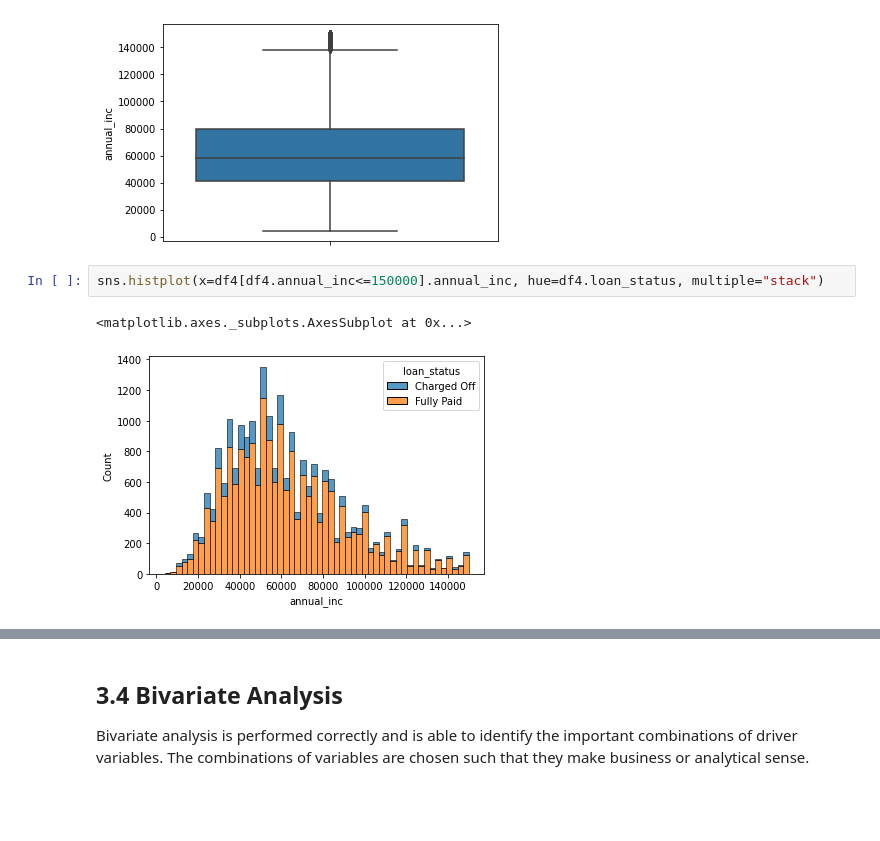
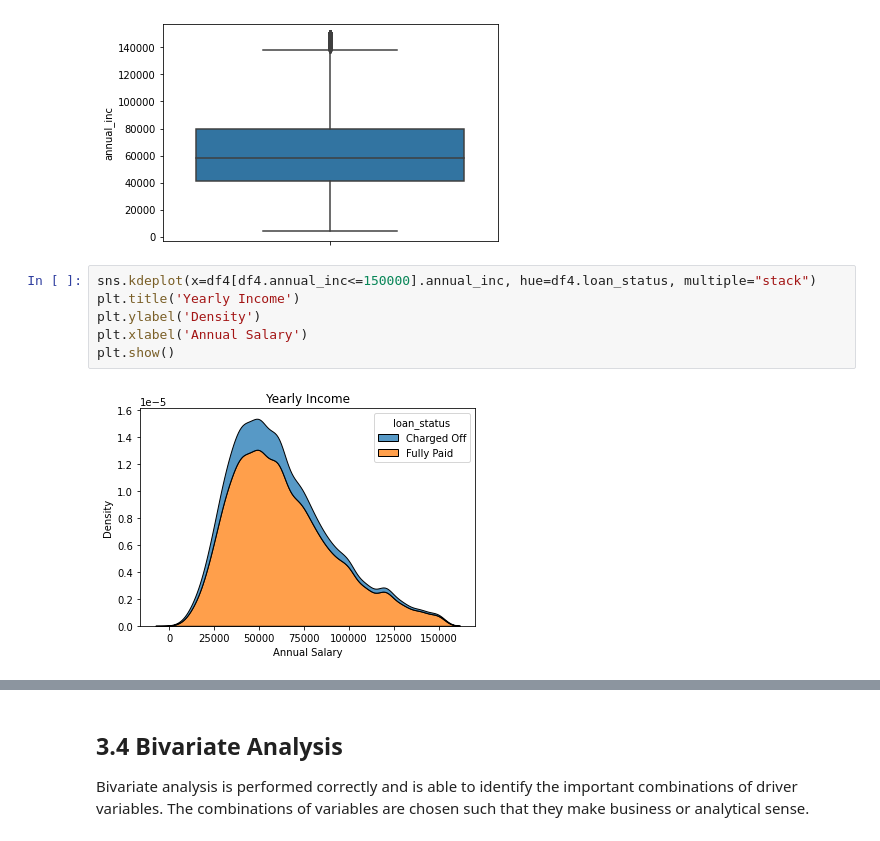
Before and after one commit to hargurjeet/Lending-Club-CaseStudy, a Jupyter notebook: Lending_Club_Case_Study.ipynb, the cells around one changed output, grey strips where cells are left out. Saved outputs shown, nothing was run; the diff lists cells and outputs as text; blank space fills up the shorter version.

```diff
--- a/Lending_Club_Case_Study.ipynb
+++ b/Lending_Club_Case_Study.ipynb
@@ -580,7 +575,10 @@ sns.boxplot(y=df4[df4.annual_inc<=150000].annual_inc)
 <matplotlib.axes._subplots.AxesSubplot at 0x...>
 [figure]
 # %%
-sns.histplot(x=df4[df4.annual_inc<=150000].annual_inc, hue=df4.loan_status, multiple="stack")
+sns.kdeplot(x=df4[df4.annual_inc<=150000].annual_inc, hue=df4.loan_status, multiple="stack")
+plt.title('Yearly Income')
+plt.ylabel('Density')
+plt.xlabel('Annual Salary')
+plt.show()
 # %% [output]
-<matplotlib.axes._subplots.AxesSubplot at 0x...>
-[figure, old version]
+[figure, new version]
```
Also changed, not shown: parts of 25 cells of this notebook.
